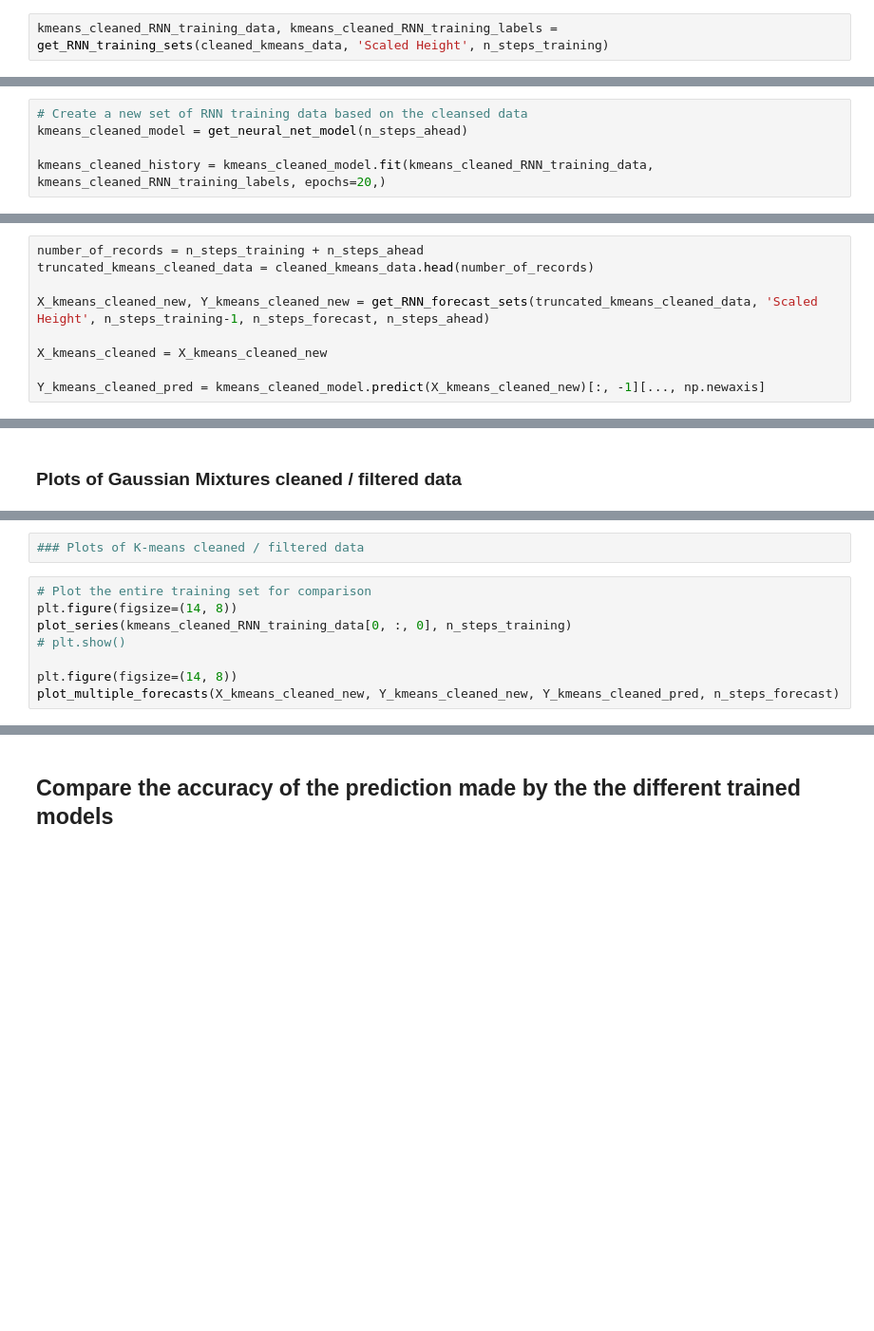
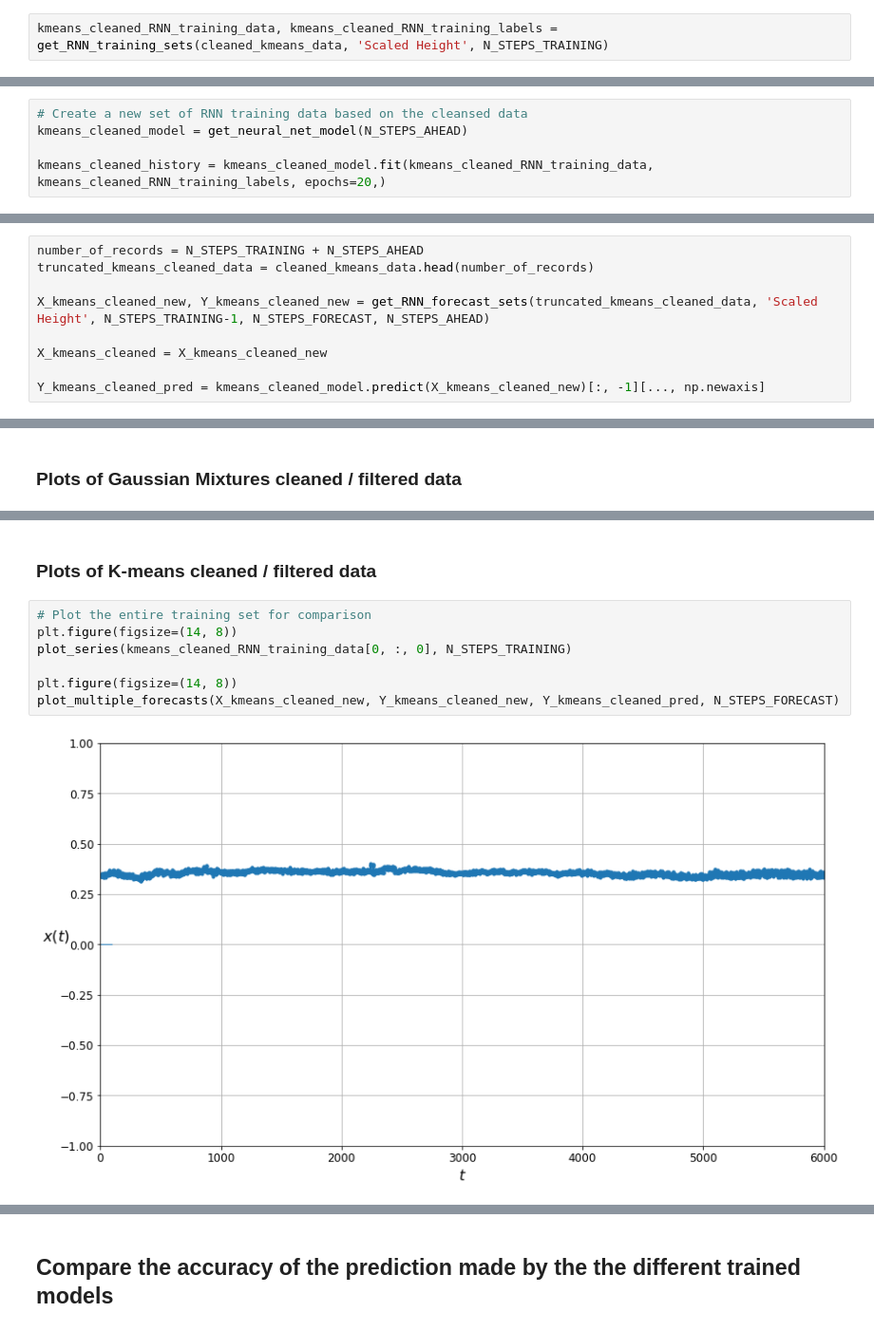
Before and after one commit to mdye/TZVOLCANO_machine_learning, a Jupyter notebook: MD_01_TZVOLCANO_Gaussian_Mixtures_Anomaly_Detection.ipynb, the cells around one changed output, grey strips where cells are left out. Shown at 95% size. Cells and saved outputs as stored; diff of their text form; blank space fills up the shorter version.

```diff
--- a/MD_01_TZVOLCANO_Gaussian_Mixtures_Anomaly_Detection.ipynb
+++ b/MD_01_TZVOLCANO_Gaussian_Mixtures_Anomaly_Detection.ipynb
@@ -661,5 +705,5 @@ Y_cleaned_pred = cleaned_model.predict(X_cleaned_new)[:, -1][..., np.newaxis]
 # %% [markdown]
 #### Generate the training set
 # %%
-kmeans_cleaned_RNN_training_data, kmeans_cleaned_RNN_training_labels = get_RNN_training_sets(cleaned_kmeans_data, 'Scaled Height', n_steps_training)
+kmeans_cleaned_RNN_training_data, kmeans_cleaned_RNN_training_labels = get_RNN_training_sets(cleaned_kmeans_data, 'Scaled Height', N_STEPS_TRAINING)
 # %% [markdown]
@@ -667,5 +711,5 @@ kmeans_cleaned_RNN_training_data, kmeans_cleaned_RNN_training_labels = get_RNN_t
 # %%
 # Create a new set of RNN training data based on the cleansed data
-kmeans_cleaned_model = get_neural_net_model(n_steps_ahead)
+kmeans_cleaned_model = get_neural_net_model(N_STEPS_AHEAD)
 
 kmeans_cleaned_history = kmeans_cleaned_model.fit(kmeans_cleaned_RNN_training_data, kmeans_cleaned_RNN_training_labels, epochs=20,)
@@ -674,8 +736,8 @@ kmeans_cleaned_history = kmeans_cleaned_model.fit(kmeans_cleaned_RNN_training_da
 # %%
-number_of_records = n_steps_training + n_steps_ahead
+number_of_records = N_STEPS_TRAINING + N_STEPS_AHEAD
 truncated_kmeans_cleaned_data = cleaned_kmeans_data.head(number_of_records)
 
-X_kmeans_cleaned_new, Y_kmeans_cleaned_new = get_RNN_forecast_sets(truncated_kmeans_cleaned_data, 'Scaled Height', n_steps_training-1, n_steps_forecast, n_steps_ahead)
+X_kmeans_cleaned_new, Y_kmeans_cleaned_new = get_RNN_forecast_sets(truncated_kmeans_cleaned_data, 'Scaled Height', N_STEPS_TRAINING-1, N_STEPS_FORECAST, N_STEPS_AHEAD)
 
 X_kmeans_cleaned = X_kmeans_cleaned_new
 
@@ -709,10 +773,11 @@ pointing out what the forecast points mean
-# %%
-### Plots of K-means cleaned / filtered data
+# %% [markdown]
+### Plots of K-means cleaned / filtered data
 # %%
 # Plot the entire training set for comparison
 plt.figure(figsize=(14, 8))
-plot_series(kmeans_cleaned_RNN_training_data[0, :, 0], n_steps_training)
-# plt.show()
+plot_series(kmeans_cleaned_RNN_training_data[0, :, 0], N_STEPS_TRAINING)
 
 plt.figure(figsize=(14, 8))
-plot_multiple_forecasts(X_kmeans_cleaned_new, Y_kmeans_cleaned_new, Y_kmeans_cleaned_pred, n_steps_forecast)
+plot_multiple_forecasts(X_kmeans_cleaned_new, Y_kmeans_cleaned_new, Y_kmeans_cleaned_pred, N_STEPS_FORECAST)
+# %% [output]
+[figure, added]
```
Also changed, not shown: parts of 82 cells of this notebook, 1 other file.
